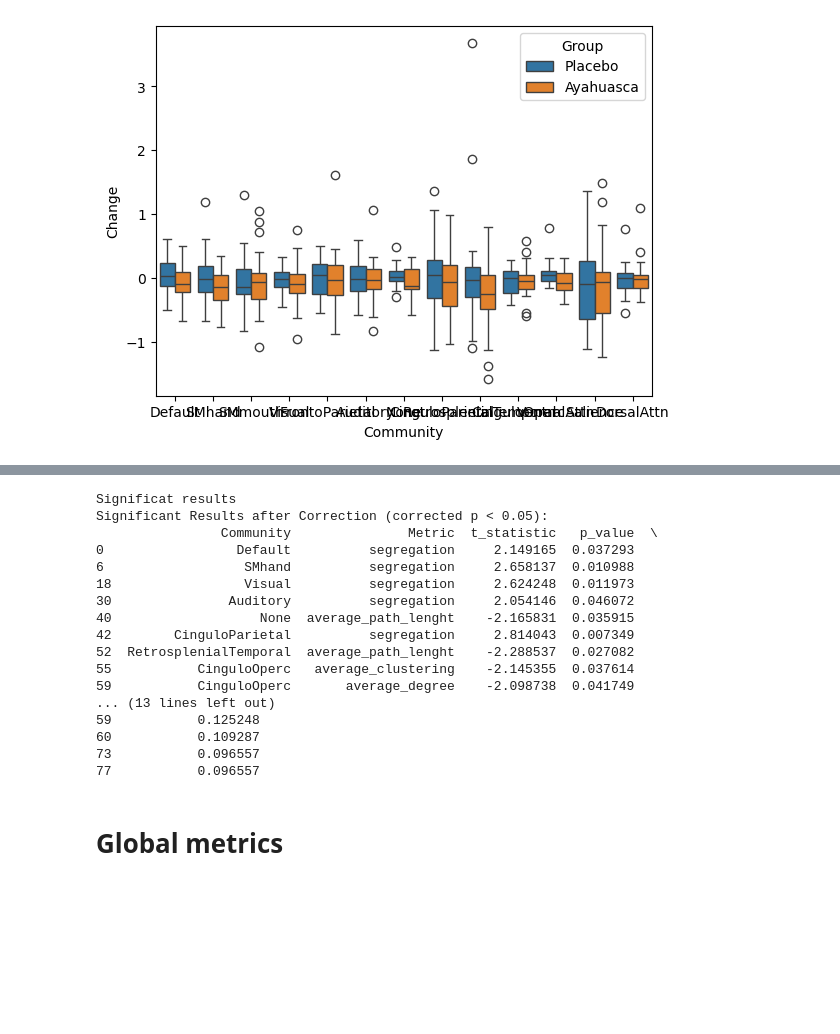
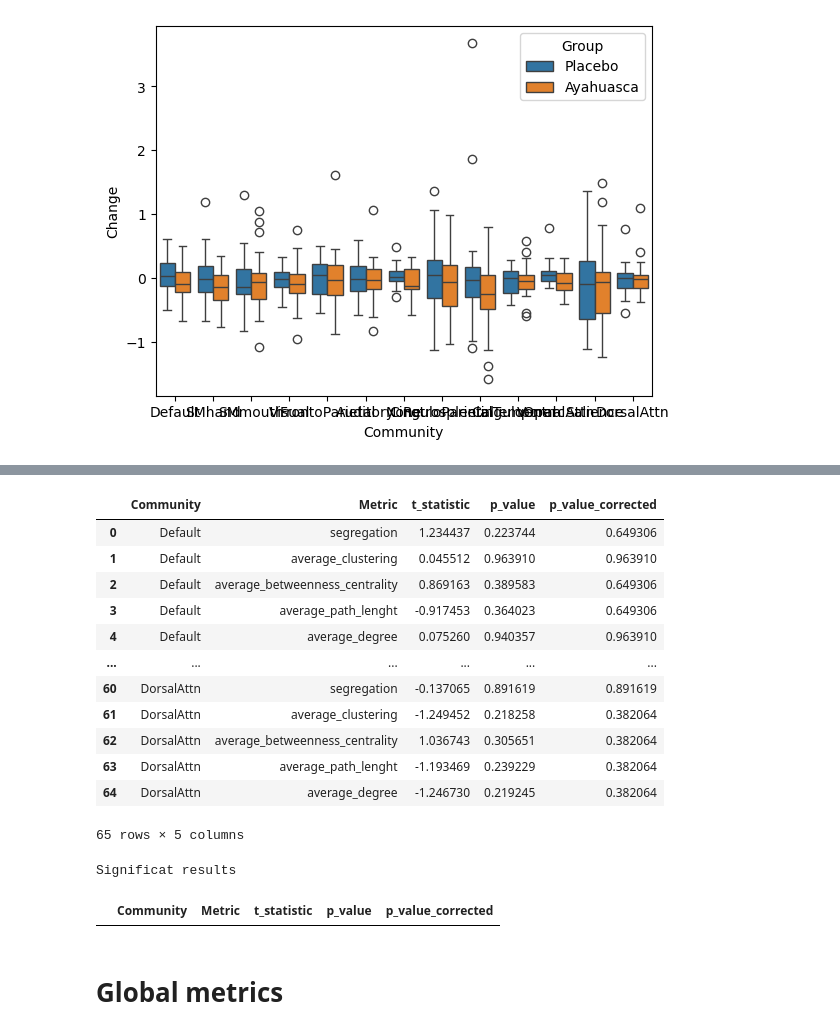
Before and after one commit to Rodrigo-Motta/Ayahuasca, a Jupyter notebook: notebooks/results_subacute.ipynb, the cells around one changed output, grey strips where cells are left out. Drawn from its saved outputs; the diff is of its cells as text; code cells hidden in the pictures; blank space fills up the shorter version.

```diff
--- a/notebooks/results_subacute.ipynb
+++ b/notebooks/results_subacute.ipynb
@@ -168,10 +178,26 @@ sns.boxplot(data=all_metrics_df[all_metrics_df.Metric == 'segregation'], hue='Gr
+# %%
+results_df
+# %% [output]
+|  | Community | Metric | t_statistic | p_value | p_value_corrected |
+| 0 | Default | segregation | 1.234437 | 0.223744 | 0.649306 |
+| 1 | Default | average_clustering | 0.045512 | 0.963910 | 0.963910 |
+| 2 | Default | average_betweenness_centrality | 0.869163 | 0.389583 | 0.649306 |
+| 3 | Default | average_path_lenght | -0.917453 | 0.364023 | 0.649306 |
+| 4 | Default | average_degree | 0.075260 | 0.940357 | 0.963910 |
+| ... | ... | ... | ... | ... | ... |
+| 60 | DorsalAttn | segregation | -0.137065 | 0.891619 | 0.891619 |
+| 61 | DorsalAttn | average_clustering | -1.249452 | 0.218258 | 0.382064 |
+| 62 | DorsalAttn | average_betweenness_centrality | 1.036743 | 0.305651 | 0.382064 |
+| 63 | DorsalAttn | average_path_lenght | -1.193469 | 0.239229 | 0.382064 |
+| 64 | DorsalAttn | average_degree | -1.246730 | 0.219245 | 0.382064 |
+65 rows × 5 columns
 # %%
 import pandas as pd
-from scipy.stats import ttest_ind, mannwhitneyu
+from scipy.stats import ttest_ind, mannwhitneyu, ttest_rel
 from statsmodels.stats.multitest import multipletests
 
 # Filter the DataFrame for the 'after' time point
-#all_metrics_df = all_metrics_df[all_metrics_df['Time'] == 'after']
+all_metrics_aux = all_metrics_df[all_metrics_df['Time'] == 'after']
 
 # Initialize an empty list to store results
 results = []
@@ -181,19 +207,19 @@ for community in all_metrics_df['Community'].unique():
     community_results = []
 
     # Loop through each metric within the community
-    for metric in all_metrics_df['Metric'].unique():
+    for metric in all_metrics_aux['Metric'].unique():
         # Extract data for each group
-        group_O = all_metrics_df[(all_metrics_df['Community'] == community) &
-                           (all_metrics_df['Metric'] == metric) &
-                           (all_metrics_df['Group'] == 'Placebo')]['Value'].values
-        group_J = all_metrics_df[(all_metrics_df['Community'] == community) &
-                           (all_metrics_df['Metric'] == metric) &
-                           (all_metrics_df['Group'] == 'Ayahuasca')]['Value'].values
+        group_O = all_metrics_aux[(all_metrics_aux['Community'] == community) &
+                           (all_metrics_aux['Metric'] == metric) &
+                           (all_metrics_aux['Group'] == 'Placebo')]['Change'].values
+        group_J = all_metrics_aux[(all_metrics_aux['Community'] == community) &
+                           (all_metrics_aux['Metric'] == metric) &
+                           (all_metrics_aux['Group'] == 'Ayahuasca')]['Change'].values
 
         # Check if we have enough data to perform the test
         if len(group_O) > 1 and len(group_J) > 1:
             # Perform t-test (assuming normal distribution)
-            t_stat, p_val = ttest_ind(group_O, group_J)
+            t_stat, p_val = ttest_rel(group_O, group_J)
             # Alternatively, perform Mann-Whitney U test for non-normal distributions:
             # u_stat, p_val = mannwhitneyu(group_O, group_J)
 
@@ -225,28 +251,10 @@ results_df = pd.concat(results, ignore_index=True)
 significant_corrected_results = results_df[results_df['p_value'] < 0.05]
 
 print('Significat results')
-results_df[results_df['p_value_corrected'] < 0.05]
-
-print("Significant Results after Correction (corrected p < 0.05):")
-print(significant_corrected_results)
+results_df[results_df['p_value'] < 0.05]
 # %% [output]
 Significat results
-Significant Results after Correction (corrected p < 0.05):
-                Community               Metric  t_statistic   p_value  \
-0                 Default          segregation     2.149165  0.037293
-6                  SMhand          segregation     2.658137  0.010988
-18                 Visual          segregation     2.624248  0.011973
-30               Auditory          segregation     2.054146  0.046072
-40                   None  average_path_lenght    -2.165831  0.035915
-42        CinguloParietal          segregation     2.814043  0.007349
-52  RetrosplenialTemporal  average_path_lenght    -2.288537  0.027082
-55           CinguloOperc   average_clustering    -2.145355  0.037614
-59           CinguloOperc       average_degree    -2.098738  0.041749
-... (13 lines left out)
-59           0.125248
-60           0.109287
-73           0.096557
-77           0.096557
+|  | Community | Metric | t_statistic | p_value | p_value_corrected |
 # %% [markdown]
 # Global metrics
 # %%
```
Also changed, not shown: parts of 24 cells of this notebook, 2 other files.
